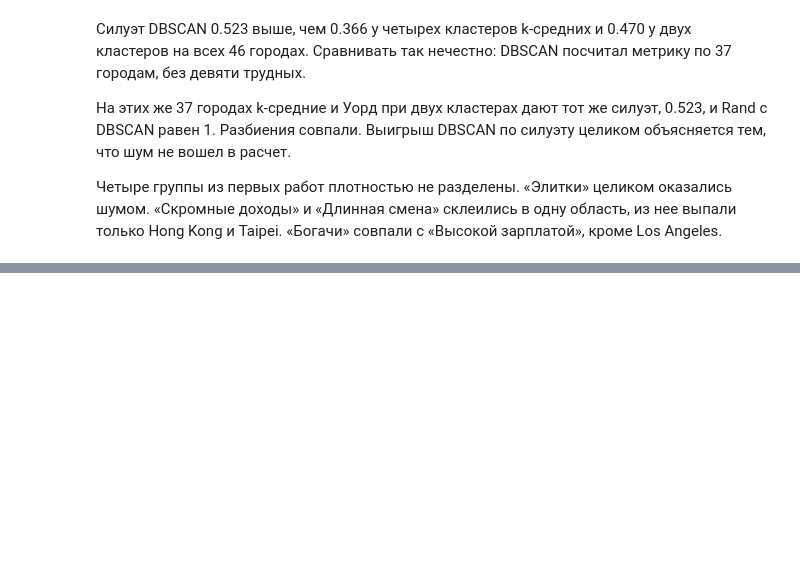
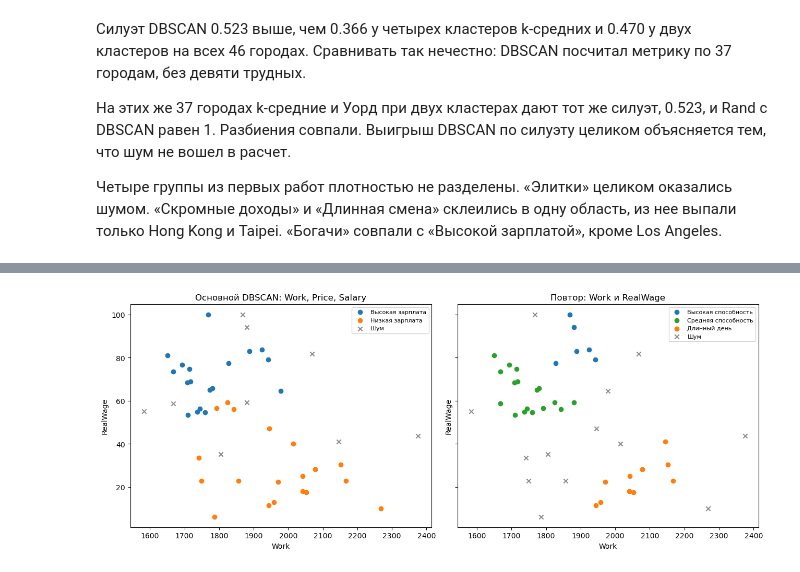
Before and after one commit to destorz11/Python-data-analysis, a Jupyter notebook: lab3_dbscan/notebooks/lab3_dbscan.ipynb, the cells around one changed output, grey strips where cells are left out. Saved outputs shown, nothing was run; the diff lists cells and outputs as text; code cells hidden in the pictures; blank space fills up the shorter version.

```diff
--- a/lab3_dbscan/notebooks/lab3_dbscan.ipynb
+++ b/lab3_dbscan/notebooks/lab3_dbscan.ipynb
@@ -881,0 +1115,39 @@ Rand DBSCAN и Уорда k=2 на городах без шума: 1.0
+# %%
+df_clusters = df_clusters.copy()
+df_clusters['RealWage'] = df_real['RealWage']
+
+fig, axes = plt.subplots(1, 2, figsize=(13, 5.2), sharex=True, sharey=True)
+
+left_colors = {
+    'Высокая зарплата': 'C0',
+    'Низкая зарплата': 'C1',
+    'Шум': '0.55',
+}
+for name, color in left_colors.items():
+    group = df_clusters[df_clusters['Название'] == name]
+    marker = 'x' if name == 'Шум' else 'o'
+    axes[0].scatter(group['Work'], group['RealWage'], c=color, marker=marker, s=36, label=name)
+
+right_colors = {
+    'Высокая способность': 'C0',
+    'Средняя способность': 'C2',
+    'Длинный день': 'C1',
+    'Шум': '0.55',
+}
+for name, color in right_colors.items():
+    group = df_real[df_real['RealWage_кластер'] == name]
+    marker = 'x' if name == 'Шум' else 'o'
+    axes[1].scatter(group['Work'], group['RealWage'], c=color, marker=marker, s=36, label=name)
+
+axes[0].set_title('Основной DBSCAN: Work, Price, Salary')
+axes[1].set_title('Повтор: Work и RealWage')
+
+for ax in axes:
+    ax.set_xlabel('Work')
+    ax.set_ylabel('RealWage')
+    ax.legend(fontsize=8)
+
+plt.tight_layout()
+plt.show()
+# %% [output]
+[figure, added]
```
Also changed, not shown: parts of 13 cells of this notebook, 1 other file.
